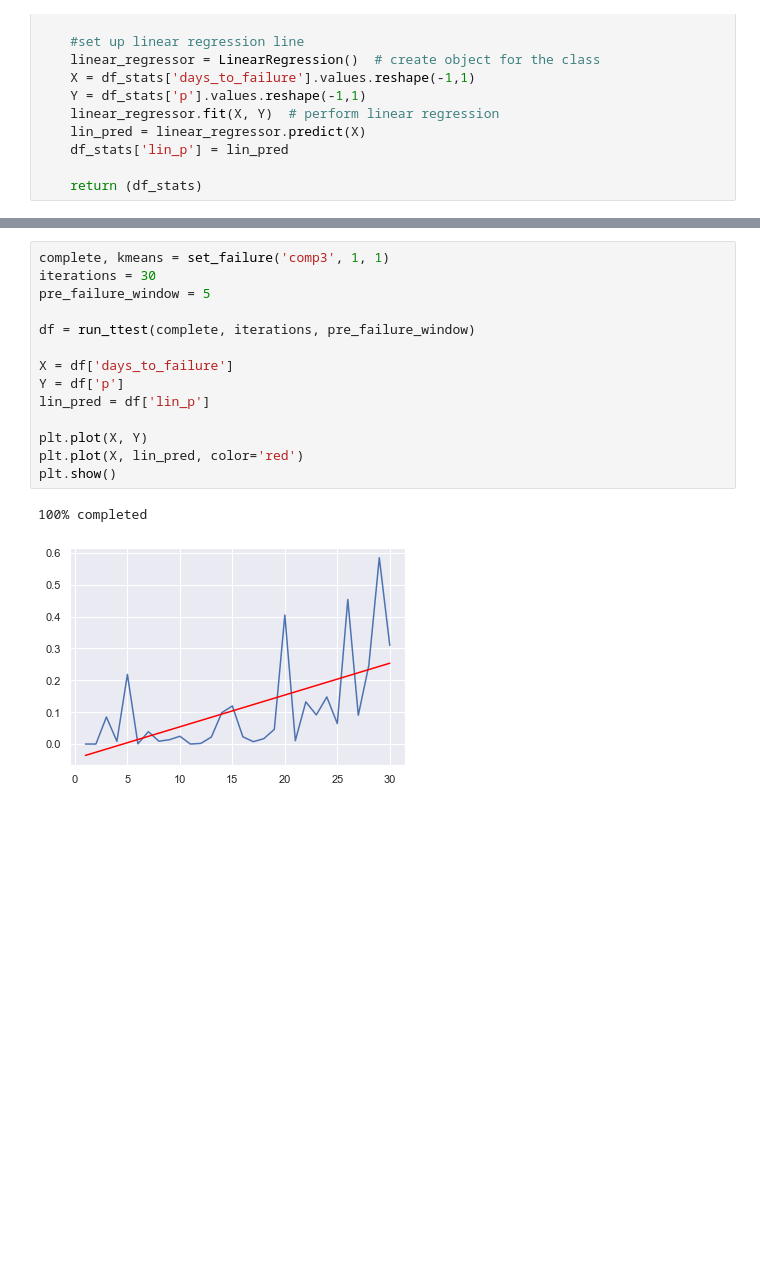
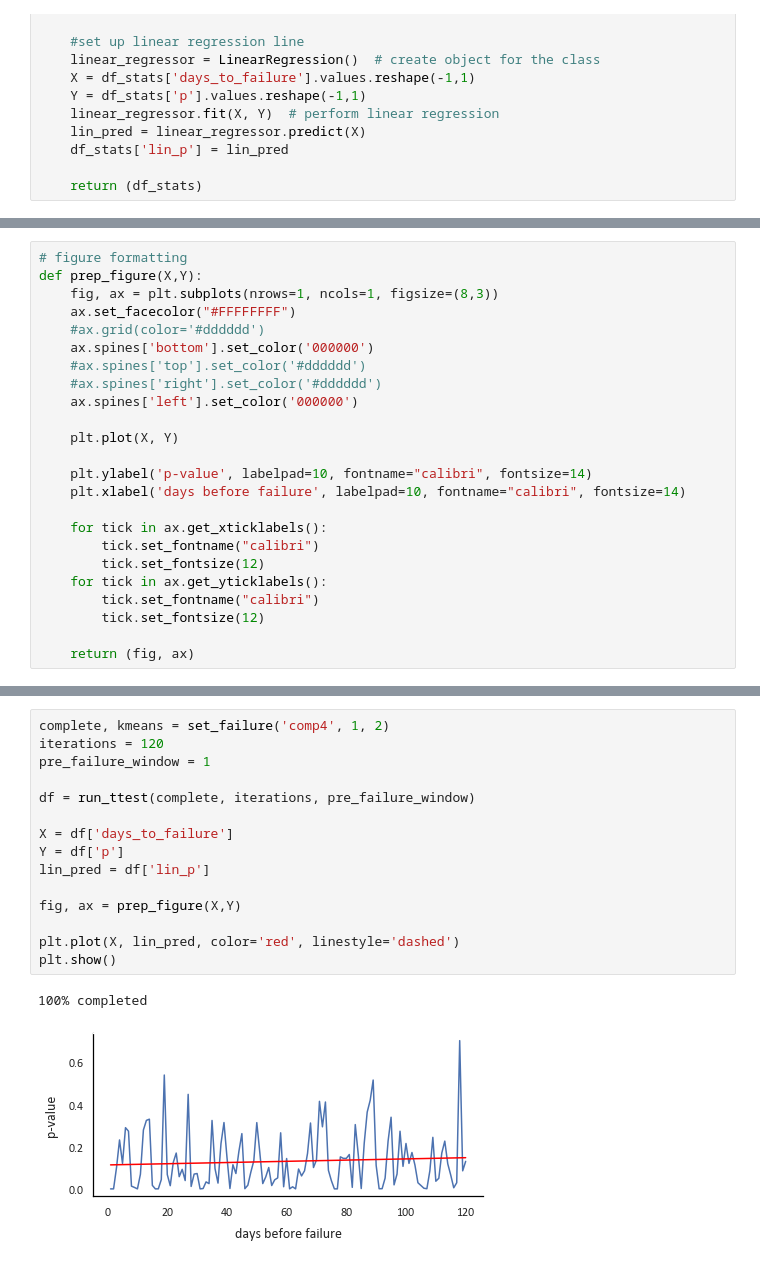
Before and after one commit to jd0g/CSU-Capstone, a Jupyter notebook: MIS581 Capstone Data Analysis.ipynb, the cells around one changed output, grey strips where cells are left out. Drawn from its saved outputs; the diff is of its cells as text; blank space fills up the shorter version.

```diff
--- a/MIS581 Capstone Data Analysis.ipynb
+++ b/MIS581 Capstone Data Analysis.ipynb
@@ -532,0 +537,24 @@ def run_ttest(df, iterations=30, pre_failure_window=5):
+# %%
+# figure formatting
+def prep_figure(X,Y):
+    fig, ax = plt.subplots(nrows=1, ncols=1, figsize=(8,3))
+    ax.set_facecolor("#FFFFFFFF")
+    #ax.grid(color='#dddddd')
+    ax.spines['bottom'].set_color('000000')
+    #ax.spines['top'].set_color('#dddddd')
+    #ax.spines['right'].set_color('#dddddd')
+    ax.spines['left'].set_color('000000')
+
+    plt.plot(X, Y)
+
+    plt.ylabel('p-value', labelpad=10, fontname="calibri", fontsize=14)
+    plt.xlabel('days before failure', labelpad=10, fontname="calibri", fontsize=14)
+
+    for tick in ax.get_xticklabels():
+        tick.set_fontname("calibri")
+        tick.set_fontsize(12)
+    for tick in ax.get_yticklabels():
+        tick.set_fontname("calibri")
+        tick.set_fontsize(12)
+
+    return (fig, ax)
@@ -572,17 +617,18 @@ plt.show()
 # %%
-complete, kmeans = set_failure('comp3', 1, 1)
-iterations = 30
-pre_failure_window = 5
+complete, kmeans = set_failure('comp4', 1, 2)
+iterations = 120
+pre_failure_window = 1
 
 df = run_ttest(complete, iterations, pre_failure_window)
 
 X = df['days_to_failure']
 Y = df['p']
 lin_pred = df['lin_p']
 
-plt.plot(X, Y)
-plt.plot(X, lin_pred, color='red')
+fig, ax = prep_figure(X,Y)
+
+plt.plot(X, lin_pred, color='red', linestyle='dashed')
 plt.show()
 # %% [output]
 100% completed
-[figure, old version]
+[figure, new version]
```
Also changed, not shown: parts of 13 cells of this notebook.
